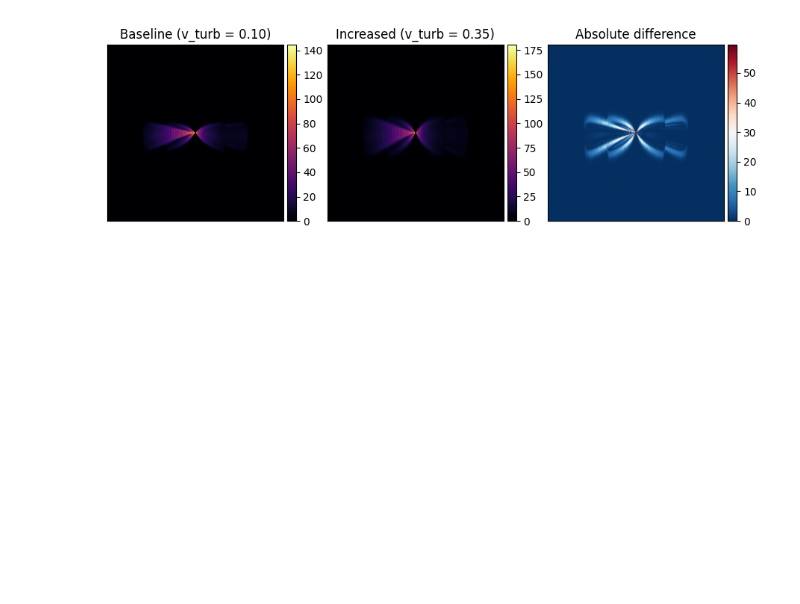
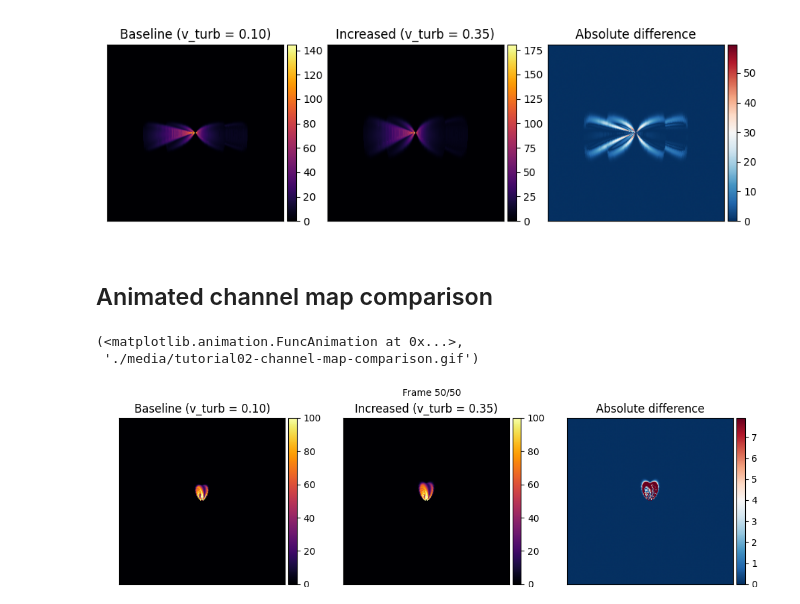
Before and after one commit to tcig-cips/radjax, a Jupyter notebook: tutorials/tutorial02-render-synthetic-disk.ipynb, the cells around one changed output. Saved outputs shown, nothing was run; the diff lists cells and outputs as text; code cells hidden in the pictures; blank space fills up the shorter version.

```diff
--- a/tutorials/tutorial02-render-synthetic-disk.ipynb
+++ b/tutorials/tutorial02-render-synthetic-disk.ipynb
@@ -241,3 +241,17 @@ visualization.slider_frame_comparison(
 # %% [output]
 interactive(children=(IntSlider(value=24, description='frame', max=49), Output()), _dom_classes=('widget-inter…
 [figure]
+# %% [markdown]
+## Animated channel map comparison
+# %%
+visualization.animate_frame_comparison(
+    images1, images2,
+    vmin=0.0, vmax=100.0,
+    title1=f"Baseline (v_turb = {disk_params.v_turb:.2f})",
+    title2=f"Increased (v_turb = {v_turb:.2f})",
+    output='./media/tutorial02-channel-map-comparison.gif'
+)
+# %% [output]
+(<matplotlib.animation.FuncAnimation at 0x...>,
+ './media/tutorial02-channel-map-comparison.gif')
+[figure, added]
```
Also changed, not shown: parts of 3 cells of this notebook, 47 other files.
